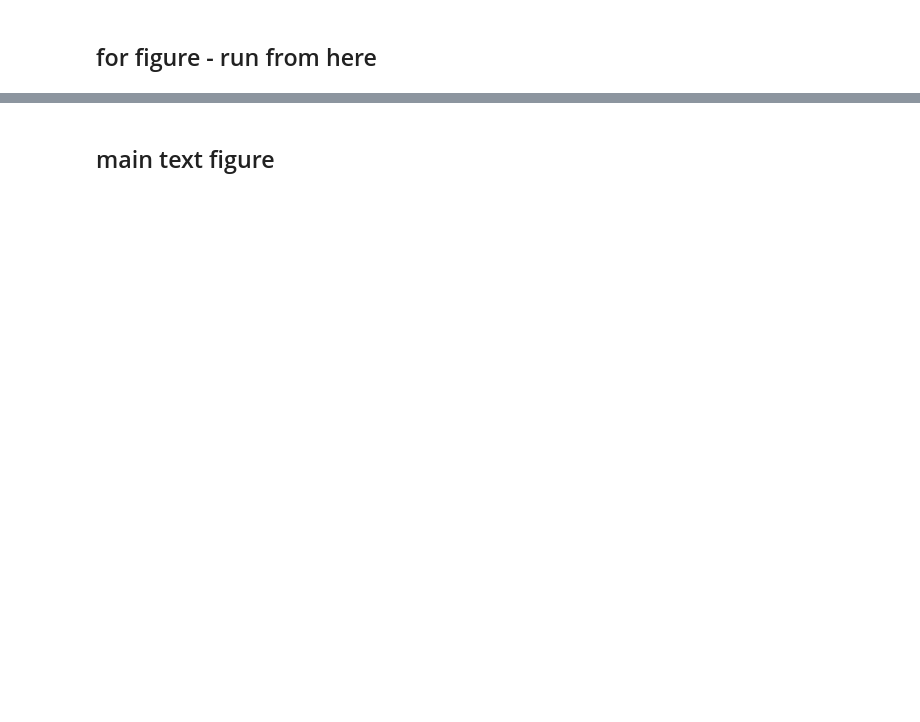
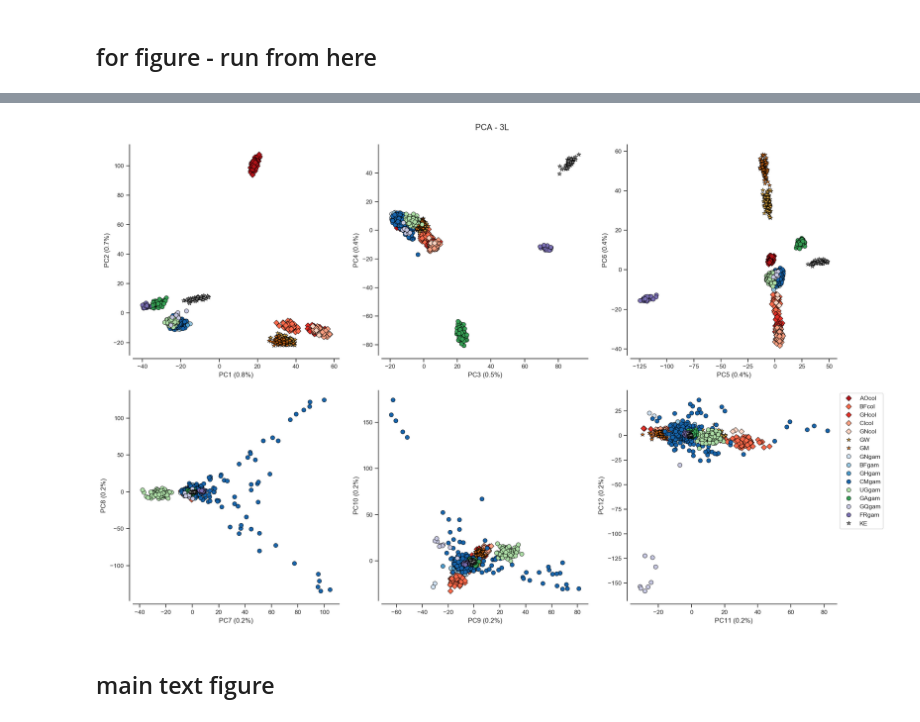
Before and after one commit to alimanfoo/ag1000g-phase2-data-paper, a Jupyter notebook: notebooks/figure_PCA.ipynb, the cells around one changed output, grey strips where cells are left out. Cells and saved outputs as stored; diff of their text form; code cells hidden in the pictures; blank space fills up the shorter version.

```diff
--- a/notebooks/figure_PCA.ipynb
+++ b/notebooks/figure_PCA.ipynb
@@ -146,8 +162,10 @@ def fig_pca(coords, model, title, sample_population):
 # %%
 if 'variance' in globals():
     fig_pca(coords, variance ,'PCA - 3L', df_samples.population.values)
 else:
-    fig_pca(coords1, model1.explained_variance_ratio_ ,'PCA - 3L', df_samples.population.values)
+    fig_pca(coords, model.explained_variance_ratio_ ,'PCA - 3L', df_samples.population.values)
+# %% [output]
+[figure, added]
 # %% [markdown]
 ## main text figure
 # %%
```
Also changed, not shown: parts of 10 cells of this notebook, 1 other file.
